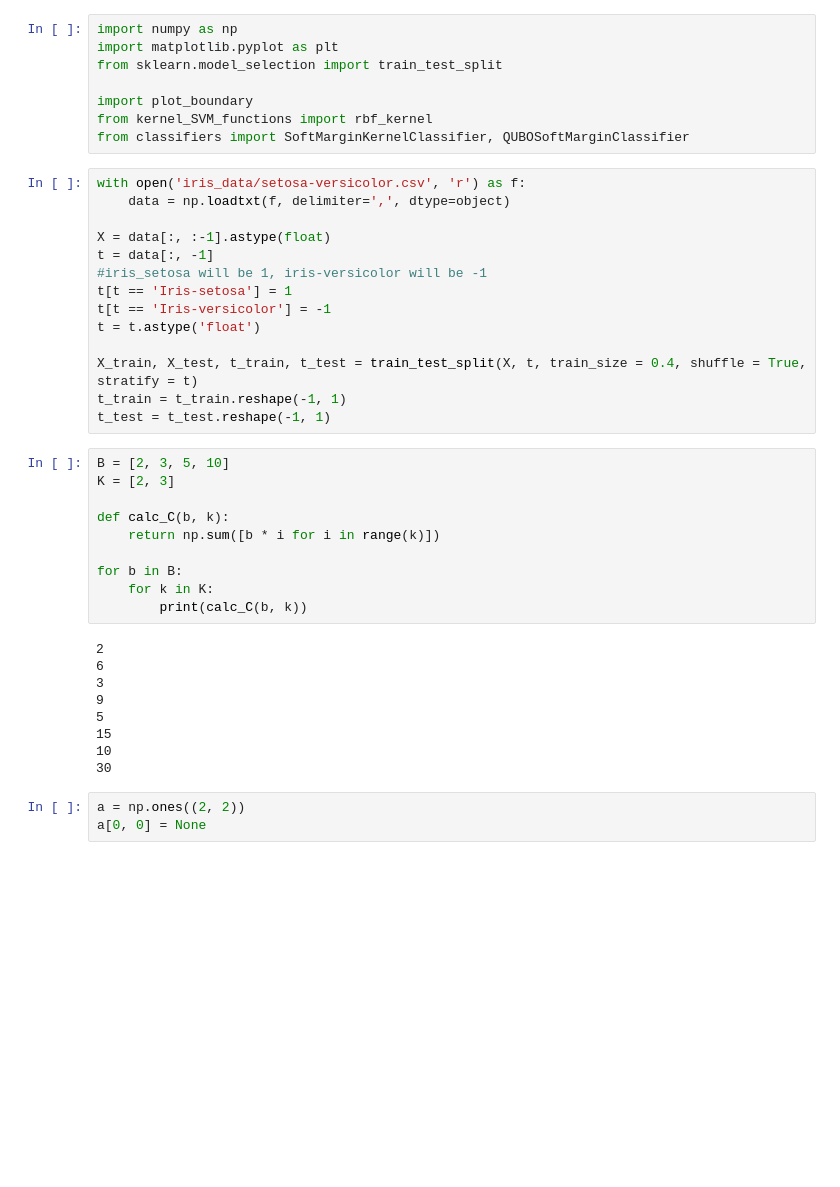
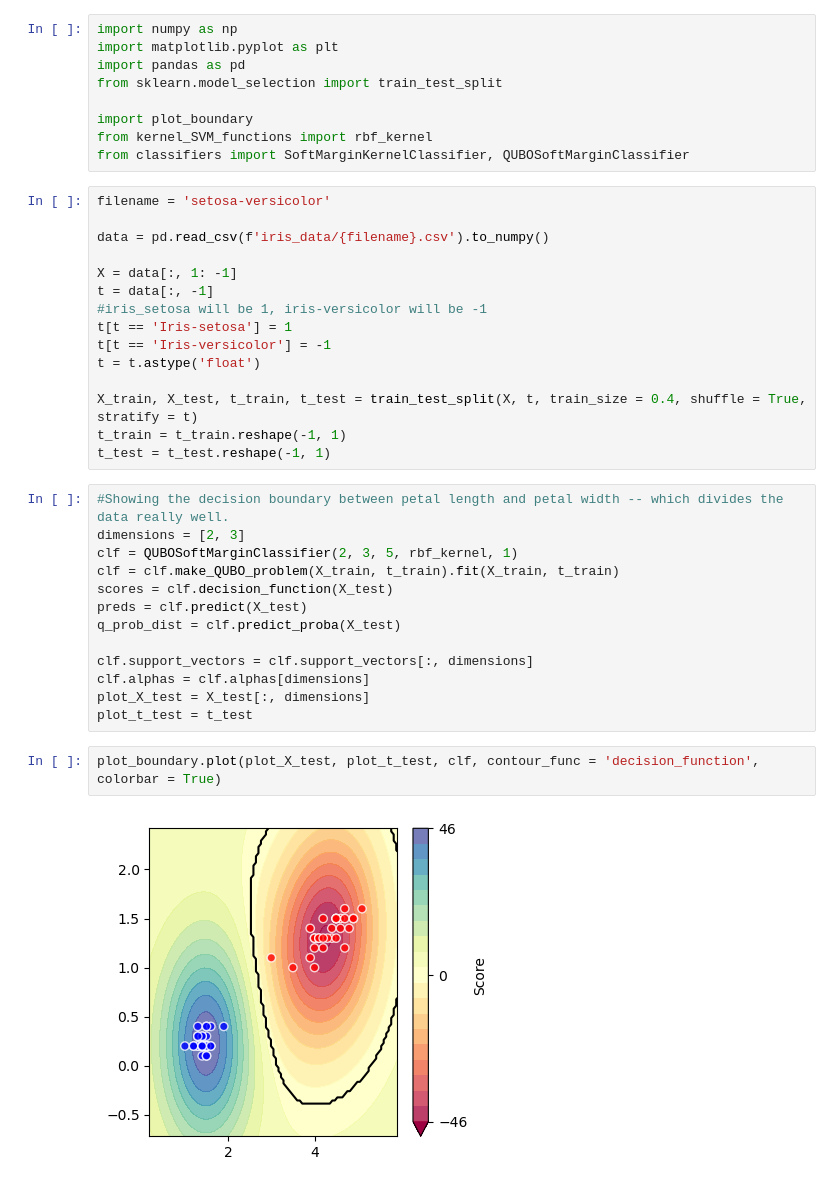
Before and after one commit to Freddo242/ResearchProjectRepo, a Jupyter notebook: Main/testing.ipynb, the cells around one changed output. Cells and saved outputs as stored; diff of their text form; blank space fills up the shorter version.

```diff
--- a/Main/testing.ipynb
+++ b/Main/testing.ipynb
@@ -1,16 +1,18 @@
 # %%
 import numpy as np
 import matplotlib.pyplot as plt
+import pandas as pd
 from sklearn.model_selection import train_test_split
 
 import plot_boundary
 from kernel_SVM_functions import rbf_kernel
 from classifiers import SoftMarginKernelClassifier, QUBOSoftMarginClassifier
 # %%
-with open('iris_data/setosa-versicolor.csv', 'r') as f:
-    data = np.loadtxt(f, delimiter=',', dtype=object)
+filename = 'setosa-versicolor'
 
-X = data[:, :-1].astype(float)
+data = pd.read_csv(f'iris_data/{filename}.csv').to_numpy()
+
+X = data[:, 1: -1]
 t = data[:, -1]
 #iris_setosa will be 1, iris-versicolor will be -1
 t[t == 'Iris-setosa'] = 1
@@ -20,25 +22,20 @@ t = t.astype('float')
 X_train, X_test, t_train, t_test = train_test_split(X, t, train_size = 0.4, shuffle = True, stratify = t)
 t_train = t_train.reshape(-1, 1)
 t_test = t_test.reshape(-1, 1)
-# %%
-B = [2, 3, 5, 10]
-K = [2, 3]
-
-def calc_C(b, k):
-    return np.sum([b * i for i in range(k)])
-
-for b in B:
-    for k in K:
-        print(calc_C(b, k))
-# %% [output]
-2
-6
-3
-9
-5
-15
-10
-30
-# %%
-a = np.ones((2, 2))
-a[0, 0] = None
+# %%
+#Showing the decision boundary between petal length and petal width -- which divides the data really well.
+dimensions = [2, 3]
+clf = QUBOSoftMarginClassifier(2, 3, 5, rbf_kernel, 1)
+clf = clf.make_QUBO_problem(X_train, t_train).fit(X_train, t_train)
+scores = clf.decision_function(X_test)
+preds = clf.predict(X_test)
+q_prob_dist = clf.predict_proba(X_test)
+
+clf.support_vectors = clf.support_vectors[:, dimensions]
+clf.alphas = clf.alphas[dimensions]
+plot_X_test = X_test[:, dimensions]
+plot_t_test = t_test
+# %%
+plot_boundary.plot(plot_X_test, plot_t_test, clf, contour_func = 'decision_function', colorbar = True)
+# %% [output]
+[figure, added]
```
Also changed, not shown: 3 other files.
